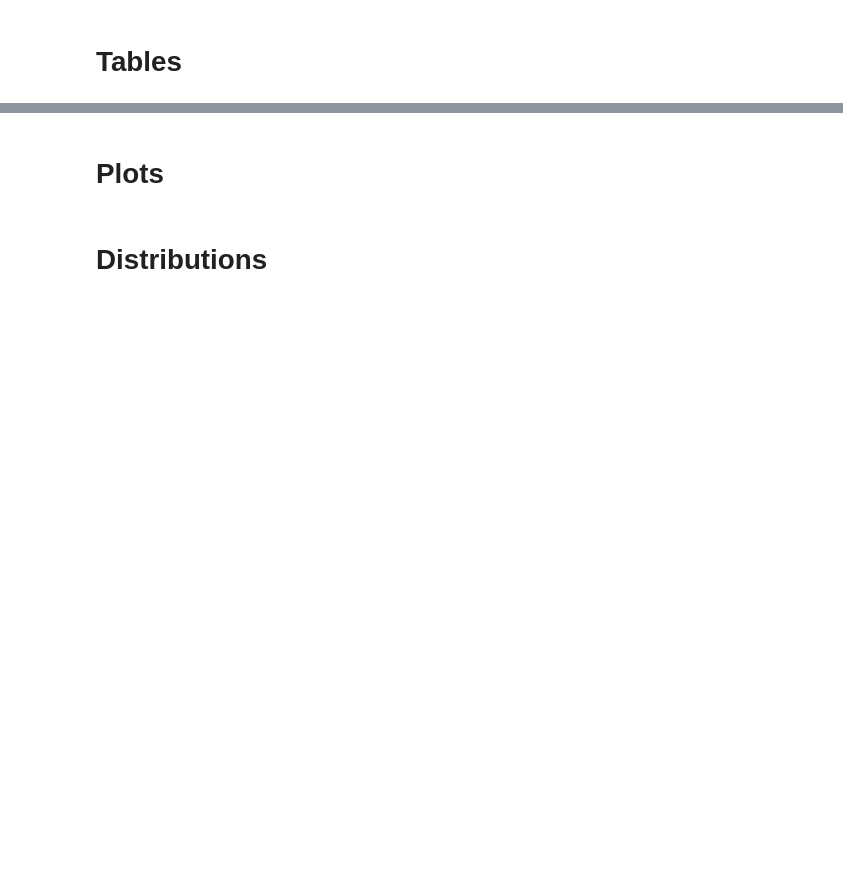
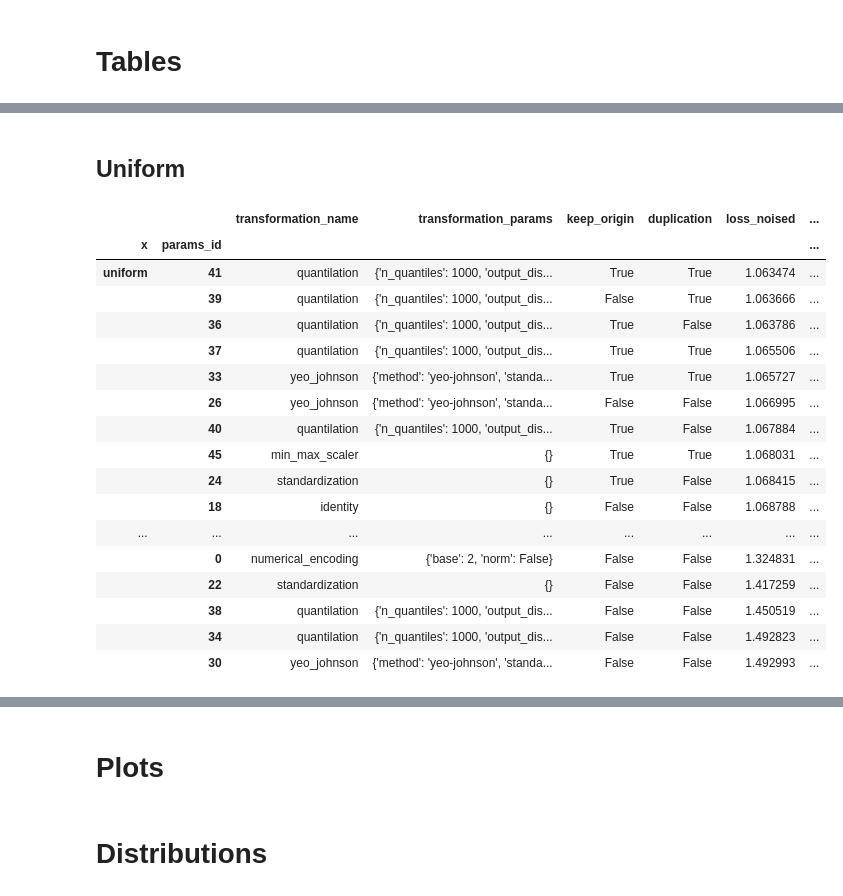
Before and after one commit to Nearpit/BaseEncoding, a Jupyter notebook: plotting.ipynb, the cells around one changed output, grey strips where cells are left out. Drawn from its saved outputs; the diff is of its cells as text; code cells hidden in the pictures; blank space fills up the shorter version.

```diff
--- a/plotting.ipynb
+++ b/plotting.ipynb
@@ -133,0 +103,28 @@ final_ranking.sort_values('ranking_noised')
+# %%
+df_params_id = df.groupby('params_id')[['score_noised', 'score_pure']].mean()
+results['x'] = df.groupby('params_id')[['x']].max()
+splitted = results.reset_index().set_index(['x', 'params_id'])
+splitted = transformation_description_full.join(splitted)
+# %% [markdown]
+## Uniform
+# %%
+splitted.loc[['uniform']].sort_values('relative_noised_ranking')
+# %% [output]
+|  |  | transformation_name | transformation_params | keep_origin | duplication | loss_noised | ... |
+| x | params_id |  |  |  |  |  | ... |
+| uniform | 41 | quantilation | {'n_quantiles': 1000, 'output_dis... | True | True | 1.063474 | ... |
+|  | 39 | quantilation | {'n_quantiles': 1000, 'output_dis... | False | True | 1.063666 | ... |
+|  | 36 | quantilation | {'n_quantiles': 1000, 'output_dis... | True | False | 1.063786 | ... |
+|  | 37 | quantilation | {'n_quantiles': 1000, 'output_dis... | True | True | 1.065506 | ... |
+|  | 33 | yeo_johnson | {'method': 'yeo-johnson', 'standa... | True | True | 1.065727 | ... |
+|  | 26 | yeo_johnson | {'method': 'yeo-johnson', 'standa... | False | False | 1.066995 | ... |
+|  | 40 | quantilation | {'n_quantiles': 1000, 'output_dis... | True | False | 1.067884 | ... |
+|  | 45 | min_max_scaler | {} | True | True | 1.068031 | ... |
+|  | 24 | standardization | {} | True | False | 1.068415 | ... |
+|  | 18 | identity | {} | False | False | 1.068788 | ... |
+| ... | ... | ... | ... | ... | ... | ... | ... |
+|  | 0 | numerical_encoding | {'base': 2, 'norm': False} | False | False | 1.324831 | ... |
+|  | 22 | standardization | {} | False | False | 1.417259 | ... |
+|  | 38 | quantilation | {'n_quantiles': 1000, 'output_dis... | False | False | 1.450519 | ... |
+|  | 34 | quantilation | {'n_quantiles': 1000, 'output_dis... | False | False | 1.492823 | ... |
+|  | 30 | yeo_johnson | {'method': 'yeo-johnson', 'standa... | False | False | 1.492993 | ... |
```
Also changed, not shown: parts of 62 cells of this notebook, 14 other files.
